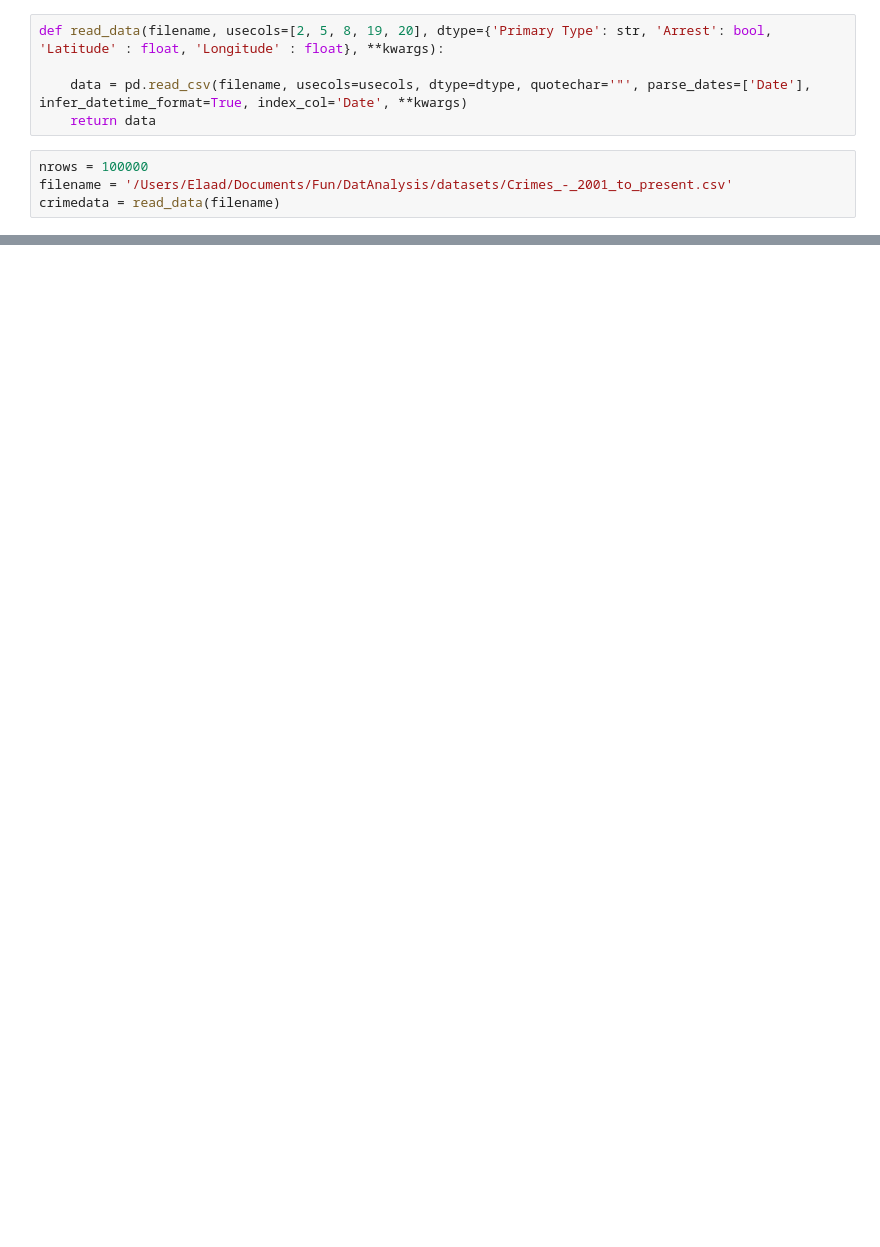
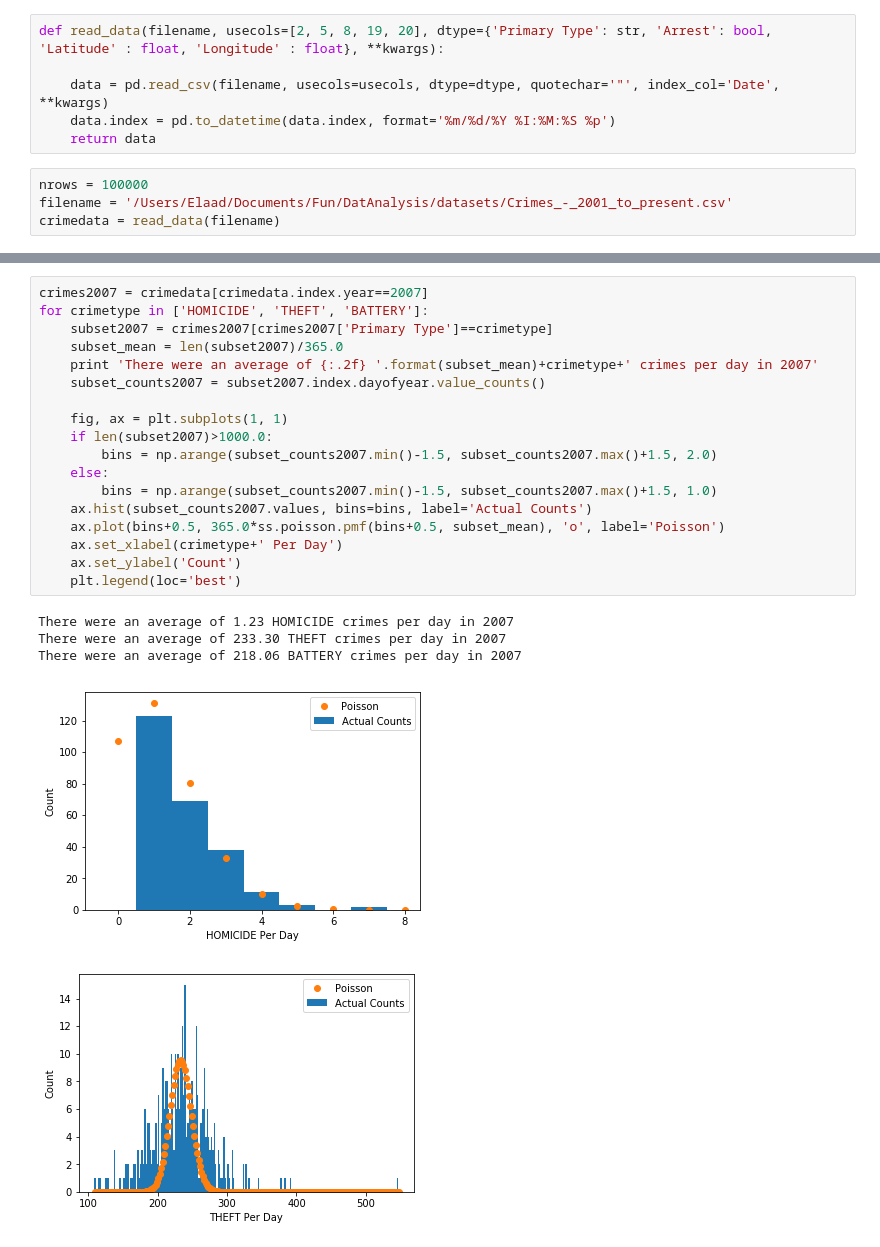
Before and after one commit to emapple/chicago-crime, a Jupyter notebook: Chicago-crime.ipynb, the cells around one changed output, grey strips where cells are left out. Cells and saved outputs as stored; diff of their text form; blank space fills up the shorter version.

```diff
--- a/Chicago-crime.ipynb
+++ b/Chicago-crime.ipynb
@@ -7,7 +8,8 @@ import matplotlib.pyplot as plt
 # %%
 def read_data(filename, usecols=[2, 5, 8, 19, 20], dtype={'Primary Type': str, 'Arrest': bool, 'Latitude' : float, 'Longitude' : float}, **kwargs):
 
-    data = pd.read_csv(filename, usecols=usecols, dtype=dtype, quotechar='"', parse_dates=['Date'], infer_datetime_format=True, index_col='Date', **kwargs)
+    data = pd.read_csv(filename, usecols=usecols, dtype=dtype, quotechar='"', index_col='Date', **kwargs)
+    data.index = pd.to_datetime(data.index, format='%m/%d/%Y %I:%M:%S %p')
     return data
 # %%
 nrows = 100000
@@ -57,0 +86,24 @@ plt.legend(loc='best')
+# %%
+crimes2007 = crimedata[crimedata.index.year==2007]
+for crimetype in ['HOMICIDE', 'THEFT', 'BATTERY']:
+    subset2007 = crimes2007[crimes2007['Primary Type']==crimetype]
+    subset_mean = len(subset2007)/365.0
+    print 'There were an average of {:.2f} '.format(subset_mean)+crimetype+' crimes per day in 2007'
+    subset_counts2007 = subset2007.index.dayofyear.value_counts()
+
+    fig, ax = plt.subplots(1, 1)
+    if len(subset2007)>1000.0:
+        bins = np.arange(subset_counts2007.min()-1.5, subset_counts2007.max()+1.5, 2.0)
+    else:
+        bins = np.arange(subset_counts2007.min()-1.5, subset_counts2007.max()+1.5, 1.0)
+    ax.hist(subset_counts2007.values, bins=bins, label='Actual Counts')
+    ax.plot(bins+0.5, 365.0*ss.poisson.pmf(bins+0.5, subset_mean), 'o', label='Poisson')
+    ax.set_xlabel(crimetype+' Per Day')
+    ax.set_ylabel('Count')
+    plt.legend(loc='best')
+# %% [output]
+There were an average of 1.23 HOMICIDE crimes per day in 2007
+There were an average of 233.30 THEFT crimes per day in 2007
+There were an average of 218.06 BATTERY crimes per day in 2007
+[figure, added]
+[figure, added]
```
Also changed, not shown: parts of 9 cells of this notebook.
